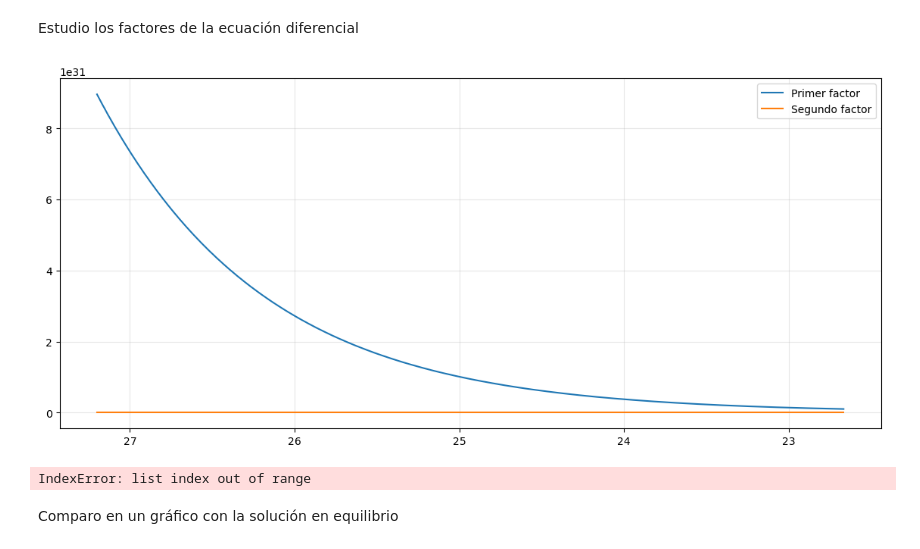
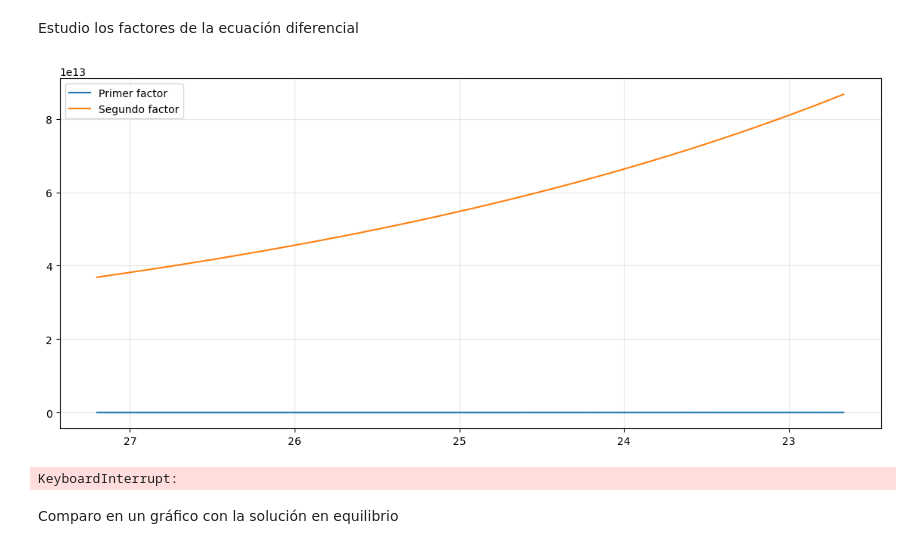
Before and after one commit to TomasMastantuono/Cosmologia, a Jupyter notebook: Numericos/Guia 5/P1-5.ipynb, the cells around one changed output. Drawn from its saved outputs; the diff is of its cells as text; code cells hidden in the pictures.

```diff
--- a/Numericos/Guia 5/P1-5.ipynb
+++ b/Numericos/Guia 5/P1-5.ipynb
@@ -114,42 +114,42 @@ def ffactor(x):
     thermal = 9.78 * (ALPHA / ME)**2 * np.sqrt(x) * np.log(x)
 
     gfactor = thermal * np.sqrt(x) / H1
-    first_factor = ( ME * B / 2 / np.pi )**(3/2) * np.exp(x) / x**(3/2)
+    first_factor = ( ME * B / 2 / np.pi )**(3/2) * np.exp(-x) / x**(3/2)
     return gfactor*first_factor
 
 def sfactor(x):
     eta = 2.68E-8 * OB * B**3 / T0**3 * x**(-3)
     thermal = 9.78 * (ALPHA / ME)**2 * np.sqrt(x) * np.log(x)
 
     gfactor = thermal * np.sqrt(x) / H1
     second_factor = eta * (2 * zeta(3) * B**3 / np.pi**2) / x**3
     return gfactor * second_factor
 
 # Condiciones iniciales y final
 T_0, T_F = .6E-6, .5E-6 #MeV
 X_0 = X_p(T_0)
 
 x_0, x_F = B / T_0, B / T_F
 xs = np.linspace(x_0, x_F, 1_000)
 
 # Gráfico
 fig, ax = plt.subplots(figsize = (14, 6))
 
 ax.plot(xs, ffactor(xs), label = 'Primer factor')
 ax.plot(xs, sfactor(xs), label = 'Segundo factor')
 
 ax.xaxis.set_inverted(True)
 ax.grid(alpha = .3), ax.legend()
 fig.savefig('Fallo.png', bbox_inches = 'tight')
 # %% [output]
-[figure, old version]
+[figure, new version]
 # %%
 def dXdx(x, X):
     eta = 2.68E-8 * OB * B**3 / T0**3 * x**(-3)
     thermal = 9.78 * (ALPHA / ME)**2 * np.sqrt(x) * np.log(x)
 
     gfactor = thermal * np.sqrt(x) / H1
-    ffactor = ( ME * B / 2 / np.pi )**(3/2) * np.exp(x) / x**(3/2) * (1 - X)
+    ffactor = ( ME * B / 2 / np.pi )**(3/2) * np.exp(-x) / x**(3/2) * (1 - X)
     sfactor = eta * (2 * zeta(3) * B**3 / np.pi**2) / x**3 * X**2
 
     return gfactor * (ffactor - sfactor)
@@ -162,9 +162,8 @@ x_0, x_F = B / T_0, B / T_F
 
 # Solver
 sol = solve_ivp(dXdx, [x_0, x_F], np.array([X_0]), dense_output = True)
-sol.sol(xs)
 # %% [output]
-IndexError: list index out of range
+KeyboardInterrupt:
 # %% [markdown]
 Comparo en un gráfico con la solución en equilibrio
 # %%
```
Also changed, not shown: 1 other file.
